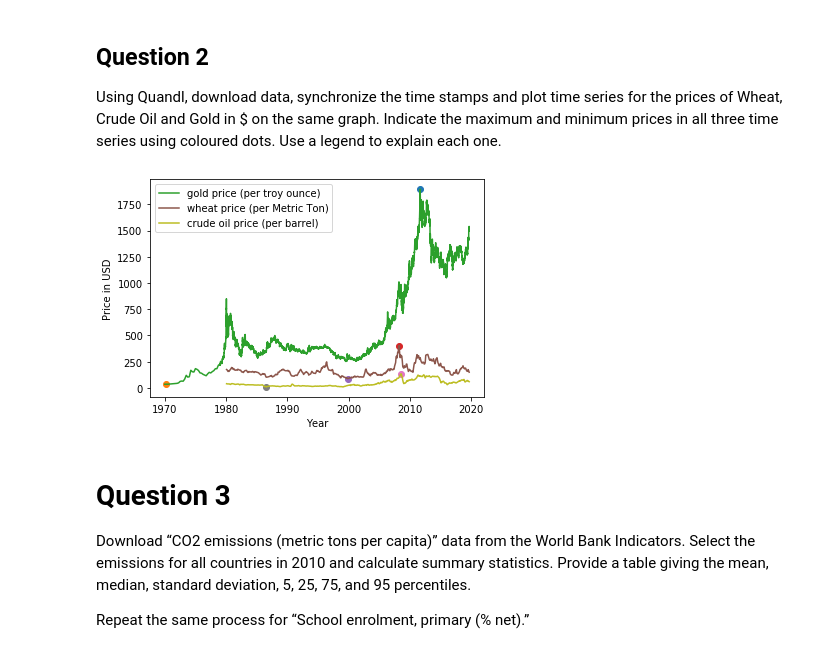
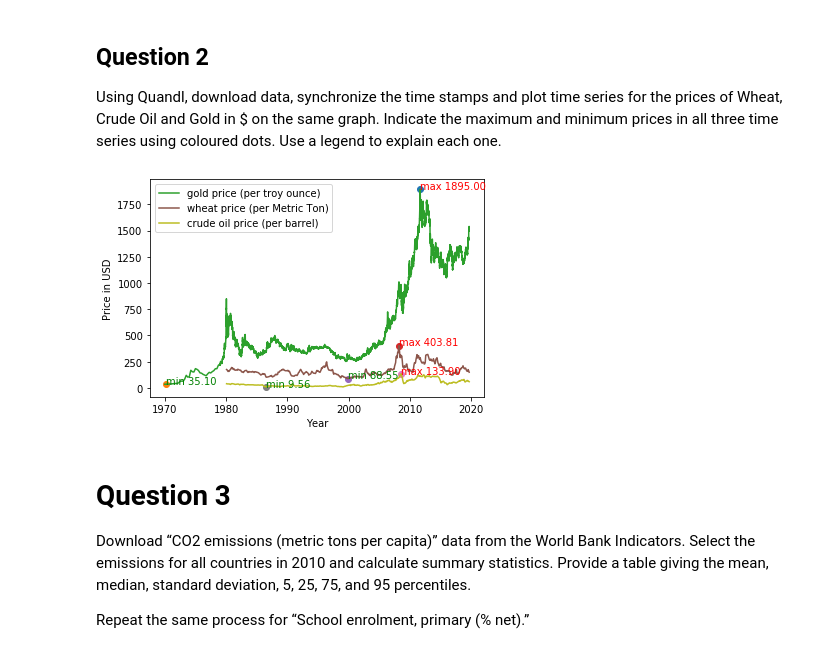
Before and after one commit to cyborgoat/data-inference-machine-learning, a Jupyter notebook: assignment_2/18785_HW2.ipynb, the cells around one changed output. Saved outputs shown, nothing was run; the diff lists cells and outputs as text; code cells hidden in the pictures.

```diff
--- a/assignment_2/18785_HW2.ipynb
+++ b/assignment_2/18785_HW2.ipynb
@@ -130,30 +124,32 @@ Using Quandl, download data, synchronize the time stamps and plot time series fo
 # %%
 # wheat_csv = pd.read_csv('https://www.quandl.com/api/v3/datasets/ODA/PWHEAMT_USD.csv?api_key=kvoqXcts9yr_E-N-sa_J')
 # crude_oil_csv = pd.read_csv('https://www.quandl.com/api/v3/datasets/ODA/POILBRE_USD.csv?api_key=kvoqXcts9yr_E-N-sa_J')
 # gold_csv= pd.read_csv('https://www.quandl.com/api/v3/datasets/WGC/GOLD_DAILY_USD.csv?api_key=kvoqXcts9yr_E-N-sa_J',parse_dates=['Date'])
 wheat_csv = pd.read_csv('ODA-PWHEAMT_USD.csv')
 crude_oil_csv = pd.read_csv('ODA-POILBRE_USD.csv')
 gold_csv= pd.read_csv('WGC-GOLD_DAILY_USD.csv')
 from pandas.plotting import register_matplotlib_converters
 register_matplotlib_converters()
 def get_plot_info(tablename,item_name,datename,valuename):
     a = pd.to_datetime(tablename[datename],format="%Y-%m-%d")
     b = tablename[valuename]
     n_max = b.idxmax()
     plt.plot(a[n_max],b[n_max],'o')
+    plt.annotate('max %.2f'%b[n_max],(a[n_max],b[n_max]),color='red')
     n_min = b.idxmin()
     plt.plot(a[n_min],b[n_min],'o')
+    plt.annotate('min %.2f'%b[n_min],(a[n_min],b[n_min]),color='green')
     plt.plot(a,b,label=item_name)
 
 get_plot_info(gold_csv,'gold price (per troy ounce)','Date','Value')
 get_plot_info(wheat_csv,'wheat price (per Metric Ton)','Date','Value')
 get_plot_info(crude_oil_csv,'crude oil price (per barrel)','Date','Value')
 plt.xlabel("Year")
 plt.ylabel("Price in USD")
 plt.legend()
 plt.show()
 # %% [output]
-[figure, old version]
+[figure, new version]
 # %% [markdown]
 # Question 3
 Download “CO2 emissions (metric tons per capita)” data from the World Bank Indicators. Select the emissions for all countries in 2010 and calculate summary statistics. Provide a table giving the mean, median, standard deviation, 5, 25, 75, and 95 percentiles.
```
Also changed, not shown: parts of 5 cells of this notebook, 5 other files.
